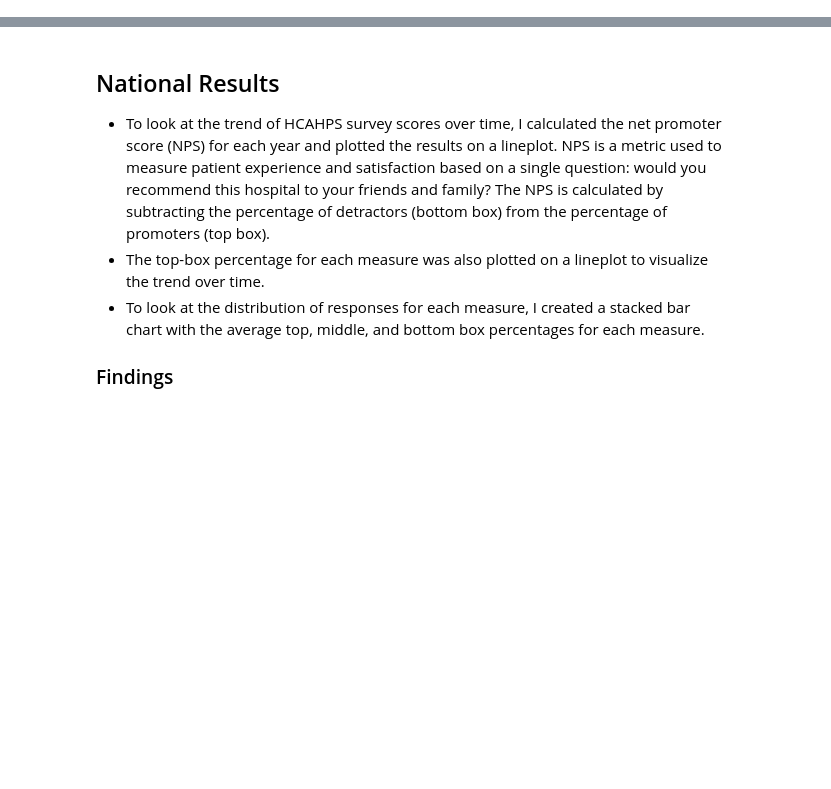
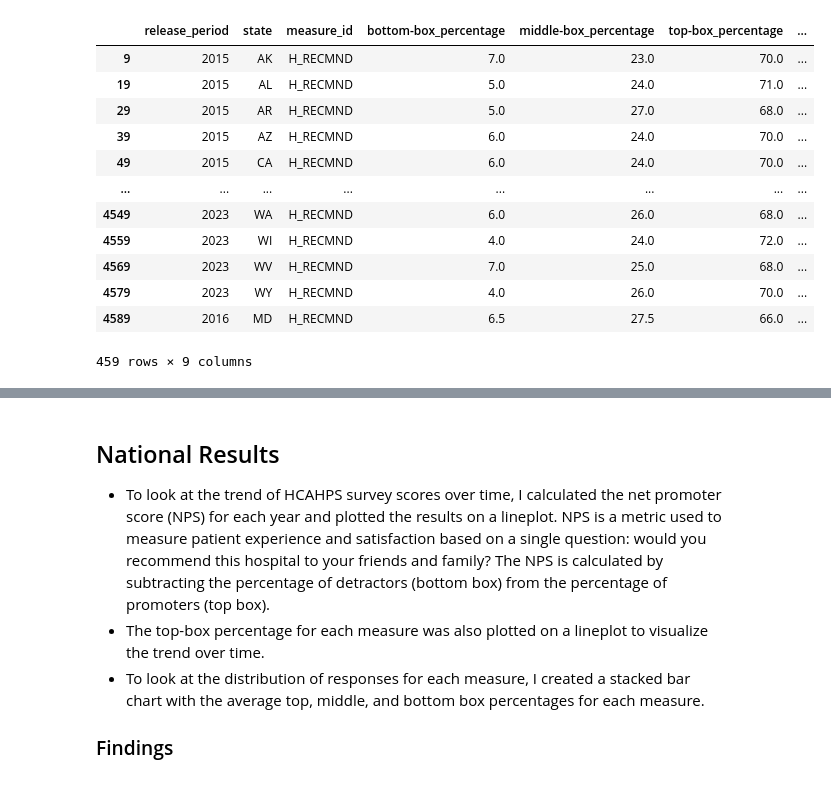
Before and after one commit to andyguo0228/maven_healthcare, a Jupyter notebook: maven_health.ipynb, the cells around one changed output, grey strips where cells are left out. Cells and saved outputs as stored; diff of their text form; code cells hidden in the pictures; blank space fills up the shorter version.

```diff
--- a/maven_health.ipynb
+++ b/maven_health.ipynb
@@ -56,33 +71,47 @@ national_results.to_csv('tableau_tables/national_results.csv', index=False)
 # %%
 # Load state results into dataframe
 state_results = pd.read_csv('data_tables/state_results.csv')
 state_results['Release Period'] = pd.to_datetime(
     state_results['Release Period'].str.lstrip('07_')).dt.year
 state_results.columns = state_results.columns.str.lower().str.replace(' ', '_')
 
 # Interpolate missing MD 2016 data
 df = state_results.copy()
 md_2015 = df[(df.state == 'MD') & (df.release_period == 2015)]
 md_2017 = df[(df.state == 'MD') & (df.release_period == 2017)]
 
 # Interpolate 2016 data using average of 2015 and 2017 data
 md_inter = md_2015.copy()
 for col in ['bottom-box_percentage', 'middle-box_percentage', 'top-box_percentage']:
     md_inter[col] = (md_2015[col].values + md_2017[col].values) / 2
 md_inter['release_period'] = md_inter['release_period'] + 1
 
 # Concatenate interpolated data with original dataframe
 state_results = pd.concat([state_results, md_inter], ignore_index=True)
 
 # Merge with states table to get state names and region
 states = pd.read_csv('data_tables/states.csv')
 states.columns = states.columns.str.lower().str.replace(' ', '_')
 state_results = state_results.merge(states, on='state', how='left')
 
 state_nps = state_results[state_results.measure_id == 'H_RECMND'].copy()
 state_nps['nps'] = state_nps['top-box_percentage'] - state_nps['bottom-box_percentage']
 
-state_nps.to_csv('tableau_tables/state_nps.csv', index=False)
+state_nps
+# %% [output]
+|  | release_period | state | measure_id | bottom-box_percentage | middle-box_percentage | top-box_percentage | ... |
+| 9 | 2015 | AK | H_RECMND | 7.0 | 23.0 | 70.0 | ... |
+| 19 | 2015 | AL | H_RECMND | 5.0 | 24.0 | 71.0 | ... |
+| 29 | 2015 | AR | H_RECMND | 5.0 | 27.0 | 68.0 | ... |
+| 39 | 2015 | AZ | H_RECMND | 6.0 | 24.0 | 70.0 | ... |
+| 49 | 2015 | CA | H_RECMND | 6.0 | 24.0 | 70.0 | ... |
+| ... | ... | ... | ... | ... | ... | ... | ... |
+| 4549 | 2023 | WA | H_RECMND | 6.0 | 26.0 | 68.0 | ... |
+| 4559 | 2023 | WI | H_RECMND | 4.0 | 24.0 | 72.0 | ... |
+| 4569 | 2023 | WV | H_RECMND | 7.0 | 25.0 | 68.0 | ... |
+| 4579 | 2023 | WY | H_RECMND | 4.0 | 26.0 | 70.0 | ... |
+| 4589 | 2016 | MD | H_RECMND | 6.5 | 27.5 | 66.0 | ... |
+459 rows × 9 columns
 # %%
 # load response csv into dataframe
 responses = pd.read_csv('data_tables/responses.csv')
```
Also changed, not shown: parts of 7 cells of this notebook, 8 other files.
